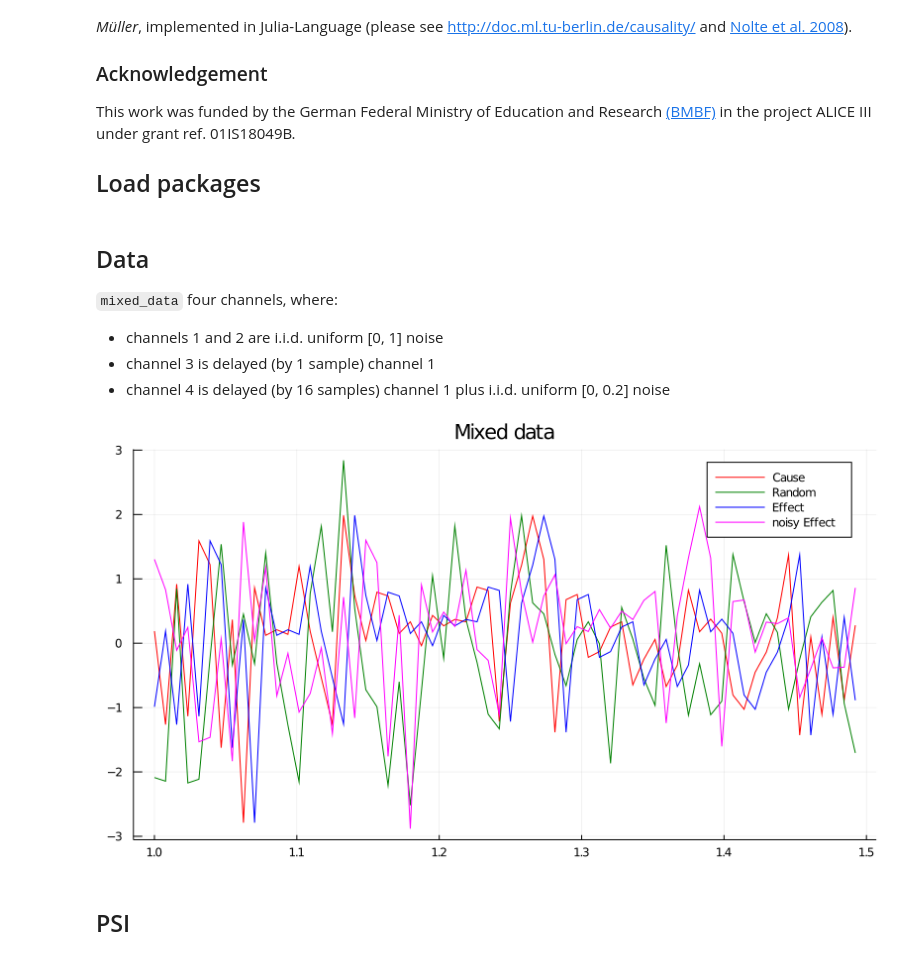
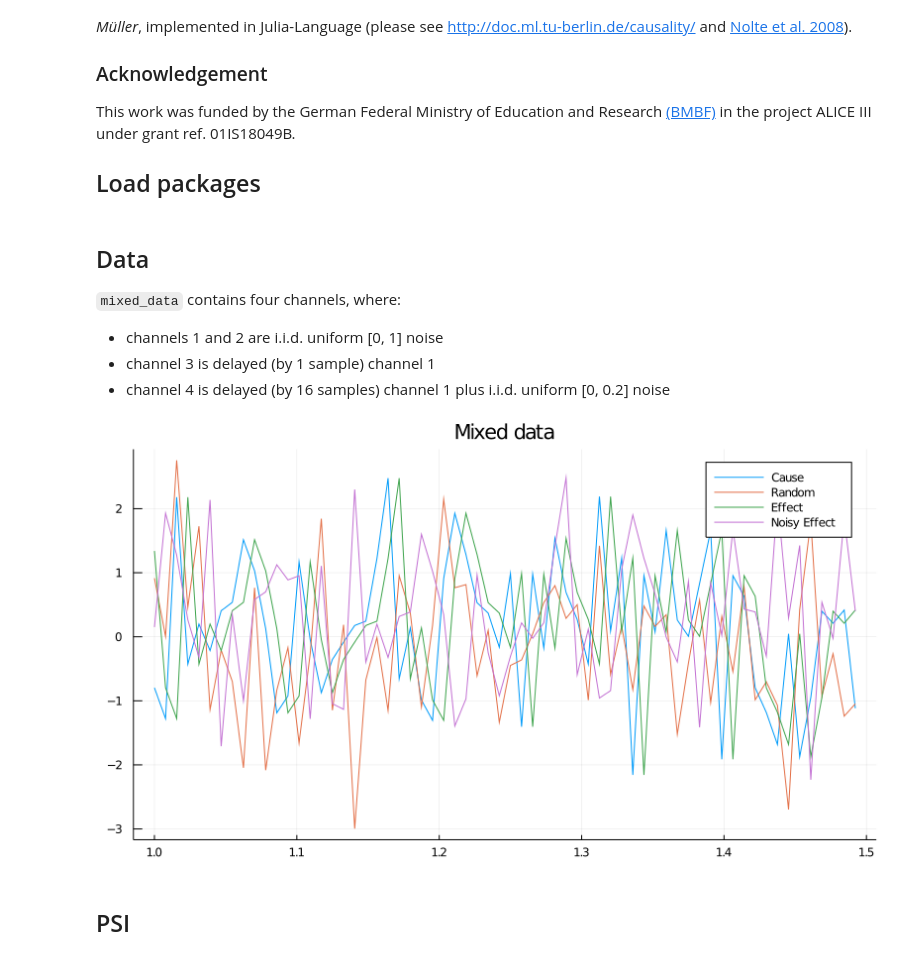
Before and after one commit to ssnio/PhaseSlopeIndex.jl, a Jupyter notebook: docs/notebooks/examples.ipynb, the cells around one changed output. Drawn from its saved outputs; the diff is of its cells as text; code cells hidden in the pictures.

```diff
--- a/docs/notebooks/examples.ipynb
+++ b/docs/notebooks/examples.ipynb
@@ -17,36 +17,41 @@ using Plots: plot, heatmap, cgrad
 using DSP: blackman
 # %% [markdown]
 ## Data
-`mixed_data` four channels, where:
+`mixed_data` contains four channels, where:
 - channels 1 and 2 are i.i.d. uniform [0, 1] noise
 - channel 3 is delayed (by 1 sample) channel 1
 - channel 4 is delayed (by 16 samples) channel 1 plus i.i.d. uniform [0, 0.2] noise
 # %%
 # data generation
+T = Float64
 n_channels = 4  # number of channels
-n_samples = 65536  # = 2^16 number of data points measured in each channel
+n_samples = 2^16  # number of data points measured in each channel
 fs = 128  # sampling frequency
-time_array = Array(range(1; step=1 / fs, length=n_samples))
+time_array = Array{T}(range(1; step=1 / fs, length=n_samples))
 
 # mixed data
-rand_data = randn(Float64, (n_samples + 16, 1)) #
-cause_source = rand_data[16:(n_samples + 15)]  # channel 1
-random_source = randn(Float64, n_samples)  # channel 2
-effect_source = rand_data[15:(n_samples + 14)]  #channel 3
-weak_effect = rand_data[1:n_samples] .- (randn(Float64, (n_samples, 1)) ./ 5)
+range_c4 = 1:n_samples
+range_c1 = range_c4 .+ 16
+range_c3 = range_c1 .- 1
+
+rand_data = randn(T, (n_samples + 16, 1)) # uniform noise
+cause_source = rand_data[range_c1]  # channel 1
+random_source = randn(T, n_samples)  # channel 2, uniform noise
+effect_source = rand_data[range_c3]  #channel 3
+weak_effect = rand_data[range_c4] .- (randn(T, (n_samples, 1)) / 5) # channel 4
 mixed_data = hcat(cause_source, random_source, effect_source, weak_effect)
 
 p1 = plot(
     time_array[1:64],
     mixed_data[1:64, :];
     title="Mixed data",
-    label=["Cause" "Random" "Effect" "noisy Effect"],
-    linecolor=["red" "green" "blue" "magenta"],
+    label=["Cause" "Random" "Effect" "Noisy Effect"],
+    #linecolor=["red" "green" "blue" "magenta"],
 )
 
 plot(p1; layout=(1, 1), size=(800, 450))
 # %% [output]
-[figure, old version]
+[figure, new version]
 # %% [markdown]
 ## PSI
 # %%
```
Also changed, not shown: parts of 2 cells of this notebook, 2 other files.
